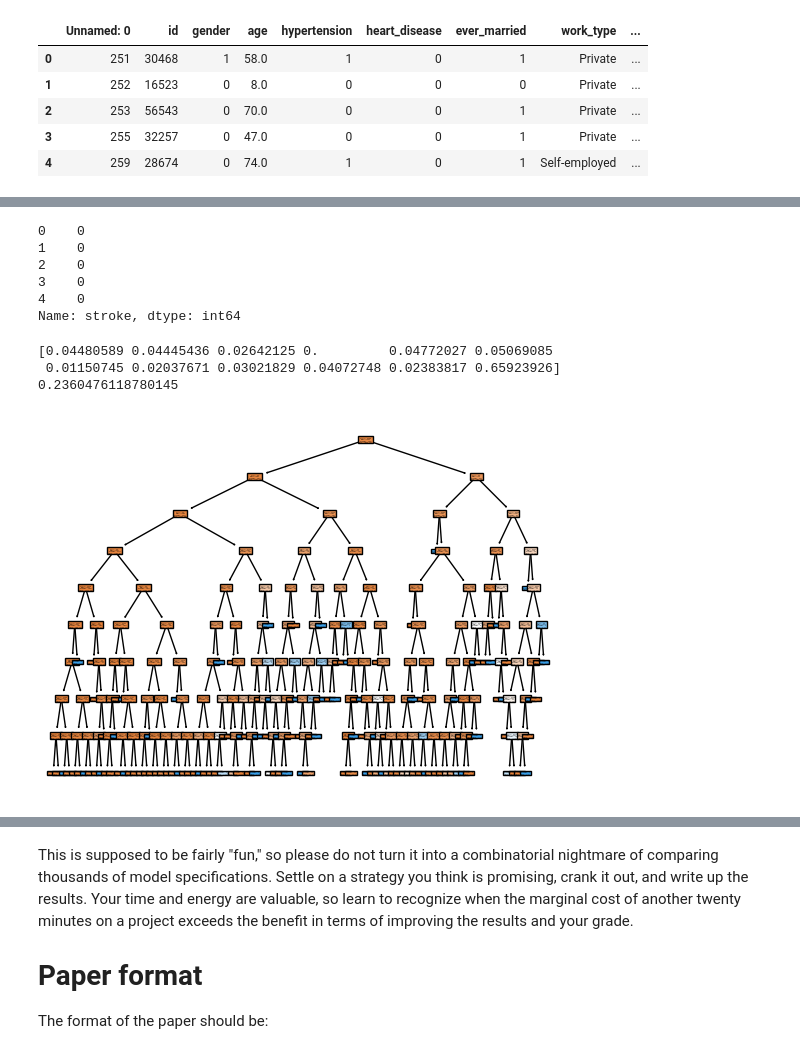
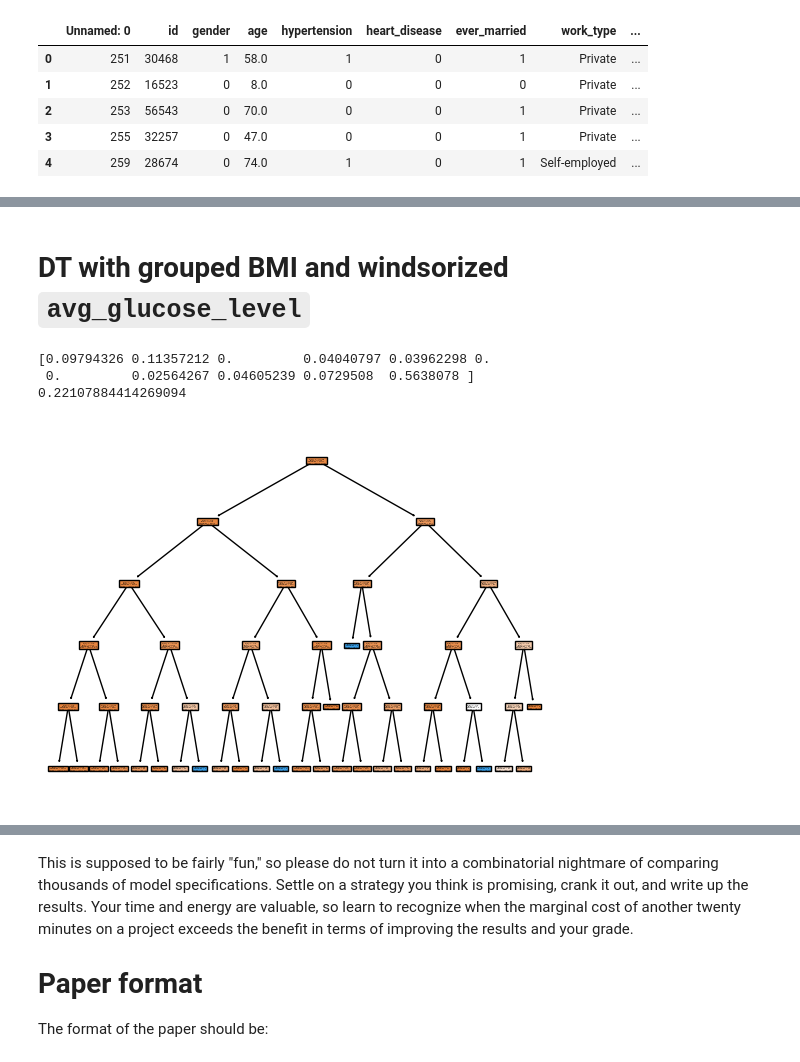
Before and after one commit to DS3001/group9, a Jupyter notebook: project_2/lab2.ipynb, the cells around one changed output, grey strips where cells are left out. Cells and saved outputs as stored; diff of their text form; code cells hidden in the pictures.

```diff
--- a/project_2/lab2.ipynb
+++ b/project_2/lab2.ipynb
@@ -298,0 +308,19 @@ df_test_ohe.head()
+# %%
+sns.boxplot(df_train_ohe['avg_glucose_level']) # still lots of outliers, lets 'windsorise' this variable
+
+## Function to compute whiskers:                      # gotten from model_evaluation.ipynb
+def windsorize(x):
+    # Compute IQR and 1st,3rd quantiles
+    pct25, pct75 = np.percentile(x,[25,75])
+    iqr = pct75 - pct25
+    # Compute whiskers:
+    lower_whisker = pct25 - iqr*1.5
+    upper_whisker = pct75 + iqr*1.5
+    # Windsorize x:
+    x_windsor = x
+    x_windsor[ x < lower_whisker ] = lower_whisker
+    x_windsor[ x > upper_whisker ] = upper_whisker
+    return(x_windsor)
+
+sns.boxplot( windsorize(df_train_ohe['avg_glucose_level'])) # looks better
+df_train_ohe['avg_glucose_level'] = windsorize(df_train_ohe['avg_glucose_level'])
@@ -299,46 +345,39 @@ df_test_ohe.head()
+# %% [markdown]
+# DT with grouped BMI and windsorized `avg_glucose_level`
 # %%
-X_train = df_train_ohe[['hypertension', 'heart_disease', 'ever_married', 'Underweight', 'Normal', 'Overweight', 'Obese','never smoked', 'formerly smoked', 'smokes', 'gender', 'avg_glucose_level']]
+X_train = df_train_ohe[['hypertension', 'heart_disease', 'Underweight', 'Normal', 'Overweight', 'Obese','never smoked', 'formerly smoked', 'smokes', 'gender', 'avg_glucose_level']]
 y_train = df_train_ohe['stroke']
 
-X_test = df_test_ohe[['hypertension', 'heart_disease', 'ever_married', 'Underweight', 'Normal', 'Overweight', 'Obese','never smoked', 'formerly smoked', 'smokes', 'gender', 'avg_glucose_level']]
+X_test = df_test_ohe[['hypertension', 'heart_disease', 'Underweight', 'Normal', 'Overweight', 'Obese','never smoked', 'formerly smoked', 'smokes', 'gender', 'avg_glucose_level']]
 y_test = df_test_ohe['stroke']
-
-y_test.head()
-# %% [output]
-0    0
-1    0
-2    0
-3    0
-4    0
-Name: stroke, dtype: int64
 # %%
 ## Decision Tree
 from sklearn import tree
 
-model = tree.DecisionTreeClassifier(max_depth=9) # Fit the classifier
+model = tree.DecisionTreeClassifier(max_depth=5) # Fit the classifier
 cart = model.fit(X_train, y_train)
 tree.plot_tree(cart,filled=True)
 
 print(model.feature_importances_)
 ## Make Predictions on the Test Set
 y_hat_cart = cart.predict(X_test)
 residuals_cart = y_test - y_hat_cart
 
 
 SSE_cart = np.sum( (y_test-y_hat_cart)**2 )
 MSE_cart = (1/len(y_test))*np.sum( (y_test-y_hat_cart)**2 )
 RMSE_cart = (SSE_cart/len(y_test))**(1/2)
 
 TSS = np.sum( (y_test - y_train.mean())**2 ) # found in model_evaluation doc
 
 R2_cart = 1 - SSE_cart/TSS
 
 print(RMSE_cart)
 # %% [output]
-[0.04480589 0.04445436 0.02642125 0.         0.04772027 0.05069085
- 0.01150745 0.02037671 0.03021829 0.04072748 0.02383817 0.65923926]
-0.2360476118780145
+[0.09794326 0.11357212 0.         0.04040797 0.03962298 0.
+ 0.         0.02564267 0.04605239 0.0729508  0.5638078 ]
+0.22107884414269094
-[figure, old version]
+[figure, new version]
 # %%
 ## Residual plot:
 sns.kdeplot(residuals_cart)
```
Also changed, not shown: parts of 16 cells of this notebook.
